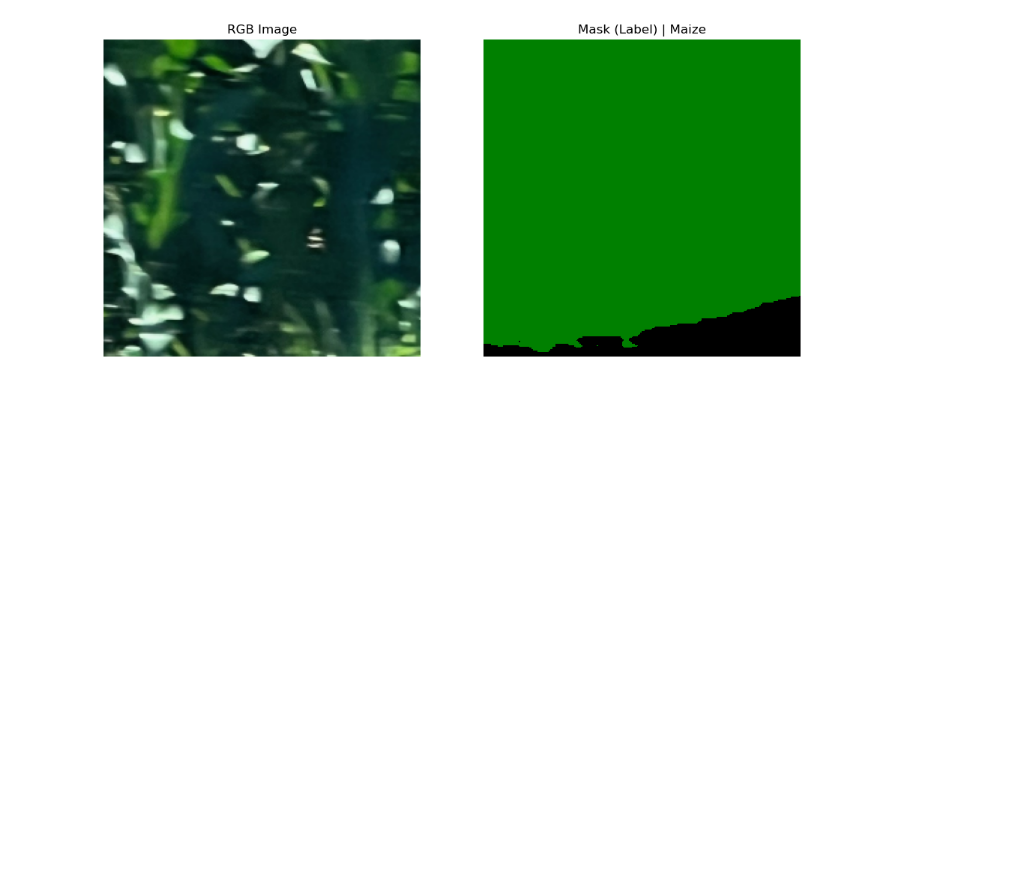
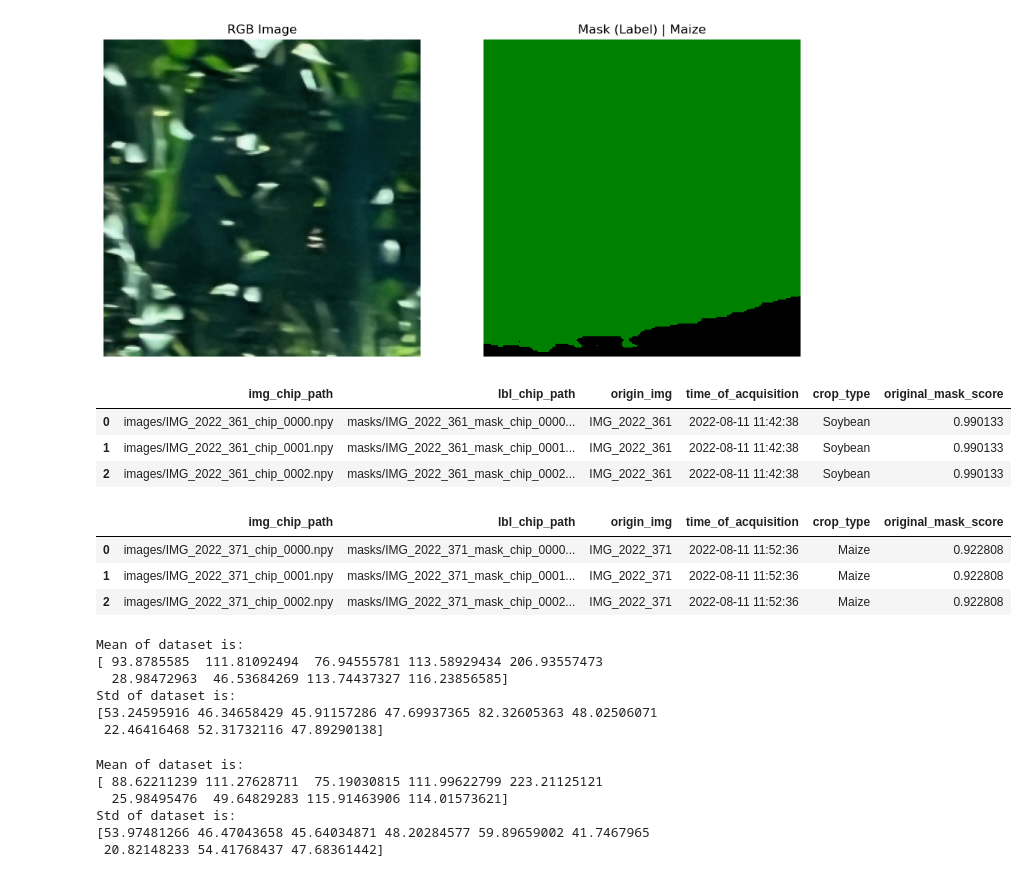
Before and after one commit to hanxLi/streetview_crop_classification, a Jupyter notebook: notebook/training_data_generate.ipynb, the cells around one changed output. Drawn from its saved outputs; the diff is of its cells as text; code cells hidden in the pictures; blank space fills up the shorter version.

Commit message:
Update UNet related code for semantic segmentation and training data generation

```diff
--- a/notebook/training_data_generate.ipynb
+++ b/notebook/training_data_generate.ipynb
@@ -78,3 +75,43 @@ display_img_lbl_pair(chip_df, 77, save_path=save_path)
 /Users/steeeve/Documents/csiss/data/masked_data_csiss/training/
 images/IMG_2022_073_chip_0017.npy
 [figure]
+# %%
+save_path = "/Users/steeeve/Documents/csiss/data/masked_data_csiss/training/"
+save_path_val = "/Users/steeeve/Documents/csiss/data/masked_data_csiss/validation/"
+train_df_path = "/Users/steeeve/Documents/csiss/data/masked_data_csiss/training/train_chipping_csv.csv"
+val_df_path = "/Users/steeeve/Documents/csiss/data/masked_data_csiss/validation/validation_chipping_csv.csv"
+# %%
+train_df = pd.read_csv(train_df_path, index_col=0)
+val_df = pd.read_csv(val_df_path, index_col=0)
+# %%
+train_df.head(3)
+# %% [output]
+|  | img_chip_path | lbl_chip_path | origin_img | time_of_acquisition | crop_type | original_mask_score |
+| 0 | images/IMG_2022_361_chip_0000.npy | masks/IMG_2022_361_mask_chip_0000... | IMG_2022_361 | 2022-08-11 11:42:38 | Soybean | 0.990133 |
+| 1 | images/IMG_2022_361_chip_0001.npy | masks/IMG_2022_361_mask_chip_0001... | IMG_2022_361 | 2022-08-11 11:42:38 | Soybean | 0.990133 |
+| 2 | images/IMG_2022_361_chip_0002.npy | masks/IMG_2022_361_mask_chip_0002... | IMG_2022_361 | 2022-08-11 11:42:38 | Soybean | 0.990133 |
+# %%
+val_df.head(3)
+# %% [output]
+|  | img_chip_path | lbl_chip_path | origin_img | time_of_acquisition | crop_type | original_mask_score |
+| 0 | images/IMG_2022_371_chip_0000.npy | masks/IMG_2022_371_mask_chip_0000... | IMG_2022_371 | 2022-08-11 11:52:36 | Maize | 0.922808 |
+| 1 | images/IMG_2022_371_chip_0001.npy | masks/IMG_2022_371_mask_chip_0001... | IMG_2022_371 | 2022-08-11 11:52:36 | Maize | 0.922808 |
+| 2 | images/IMG_2022_371_chip_0002.npy | masks/IMG_2022_371_mask_chip_0002... | IMG_2022_371 | 2022-08-11 11:52:36 | Maize | 0.922808 |
+# %%
+calculate_npy_dataset_mean_std(train_df, save_path = save_path)
+# %% [output]
+Mean of dataset is:
+[ 93.8785585  111.81092494  76.94555781 113.58929434 206.93557473
+  28.98472963  46.53684269 113.74437327 116.23856585]
+Std of dataset is:
+[53.24595916 46.34658429 45.91157286 47.69937365 82.32605363 48.02506071
+ 22.46416468 52.31732116 47.89290138]
+# %%
+calculate_npy_dataset_mean_std(val_df, save_path = save_path_val)
+# %% [output]
+Mean of dataset is:
+[ 88.62211239 111.27628711  75.19030815 111.99622799 223.21125121
+  25.98495476  49.64829283 115.91463906 114.01573621]
+Std of dataset is:
+[53.97481266 46.47043658 45.64034871 48.20284577 59.89659002 41.7467965
+ 20.82148233 54.41768437 47.68361442]
```
Also changed, not shown: parts of 1 cell of this notebook, 10 other files.
